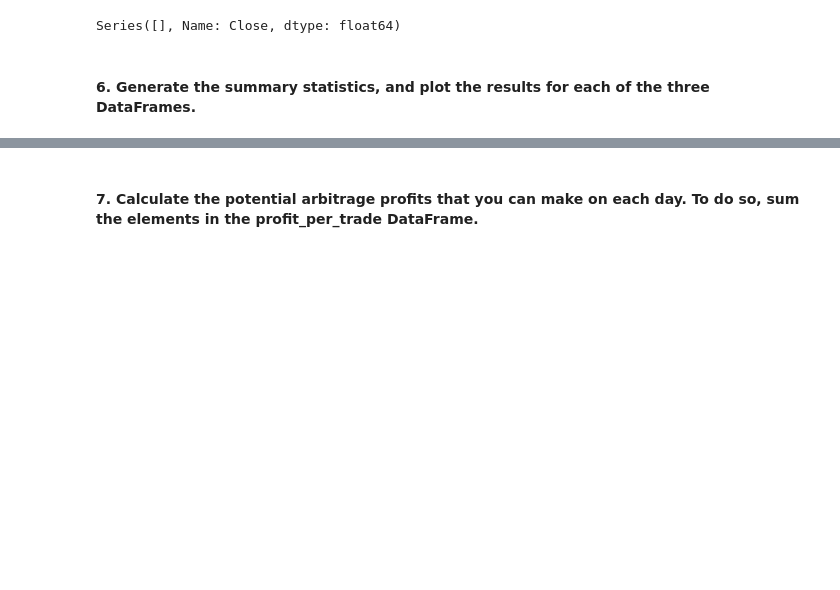
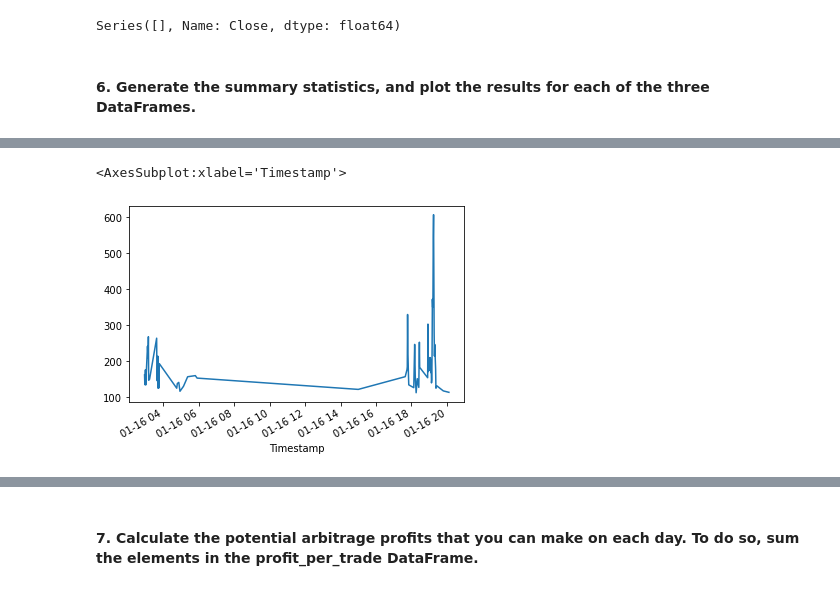
Before and after one commit to NomanZubairi/Bitcoin-Arbitrage, a Jupyter notebook: crypto_arbitrage.ipynb, the cells around one changed output, grey strips where cells are left out. Cells and saved outputs as stored; diff of their text form; code cells hidden in the pictures; blank space fills up the shorter version.

Commit message:
Generated summart stats and plotted the results for profit per trade for each selected date

```diff
--- a/crypto_arbitrage.ipynb
+++ b/crypto_arbitrage.ipynb
@@ -658,3 +668,6 @@ Series([], Name: Close, dtype: float64)
 # %%
 # Plot the results for the early profit per trade DataFrame
-# YOUR CODE HERE
+profit_per_trade_early.plot()
+# %% [output]
+<AxesSubplot:xlabel='Timestamp'>
+[figure, added]
```
Also changed, not shown: parts of 5 cells of this notebook.
